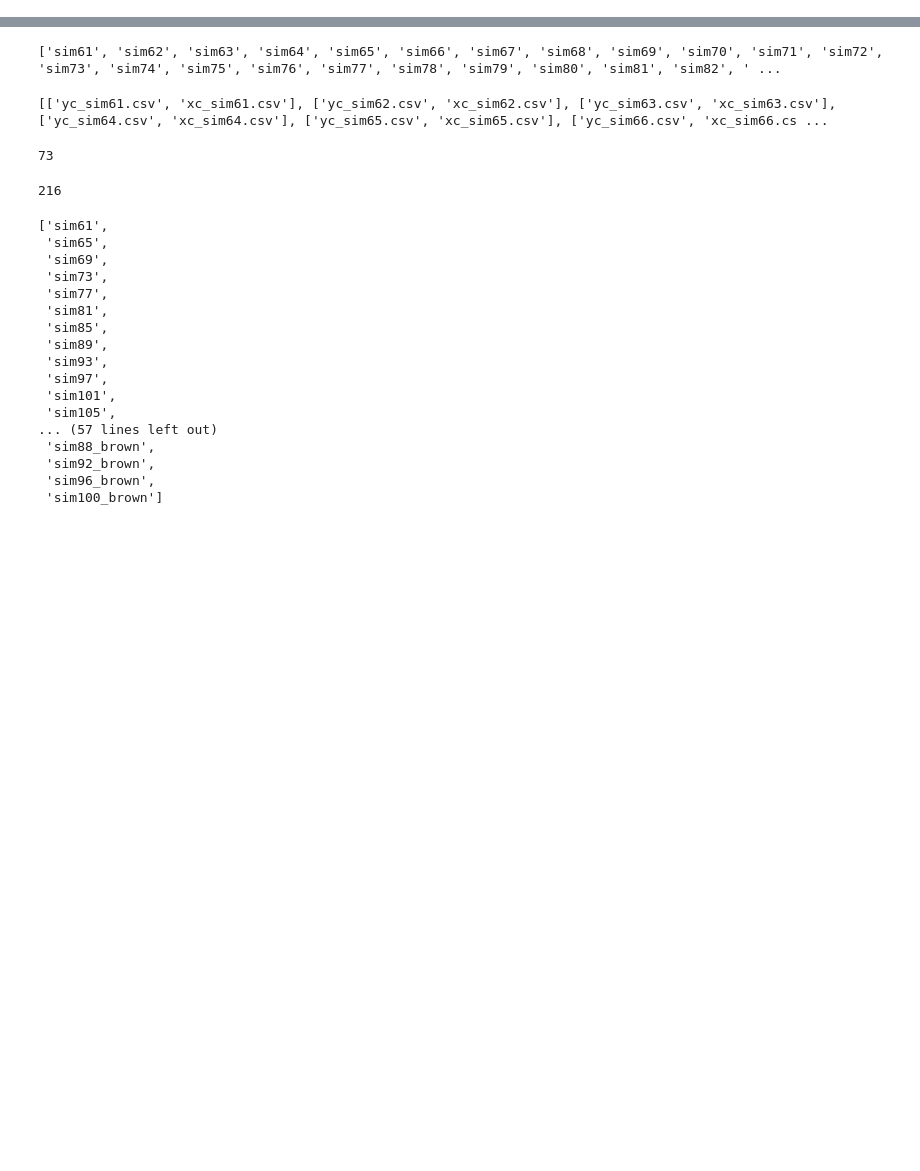
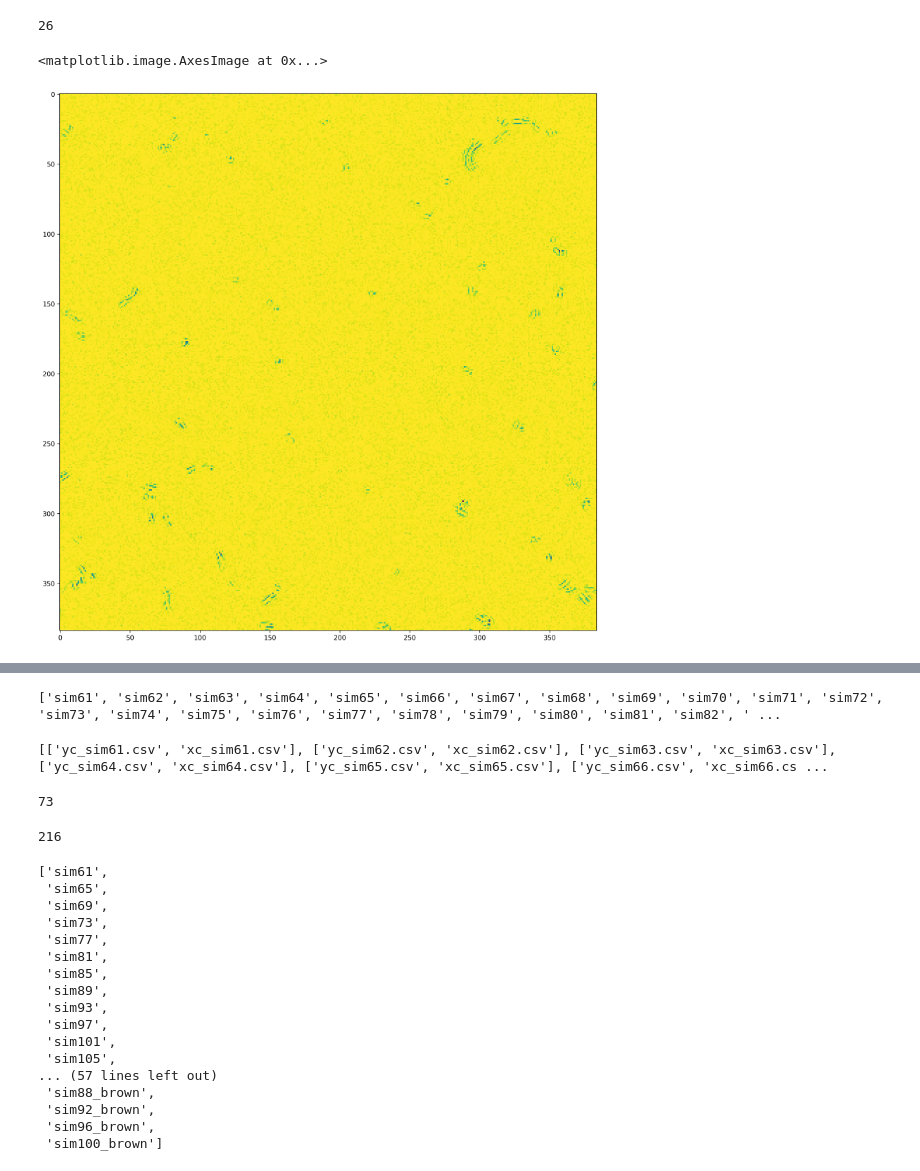
Before and after one commit to mberghouse/DeepTrackStat, a Jupyter notebook: Speed distribution NN.ipynb, the cells around one changed output, grey strips where cells are left out. Drawn from its saved outputs; the diff is of its cells as text; code cells hidden in the pictures; blank space fills up the shorter version.

```diff
--- a/Speed distribution NN.ipynb
+++ b/Speed distribution NN.ipynb
@@ -0,0 +10,48 @@
+# %%
+full_files=[]
+sorted_frames = sorted(files, key=lambda x: int(x[5:-4]))
+for i in range(len(sorted_frames)):
+    file = base+sorted_frames[i]
+    full_files.append(file)
+# %%
+import cv2
+import numpy as np
+import cv2
+from joblib import Parallel, delayed
+
+def process_file(file_path):
+    image = cv2.imread(file_path, cv2.IMREAD_GRAYSCALE)
+    resized_image = cv2.resize(image, [384, 384])
+    return resized_image
+
+def parallel_image_processing(full_files):
+    num_files = len(full_files)
+    images = np.zeros([num_files, 384, 384])
+
+    results = Parallel(n_jobs=16)(delayed(process_file)(file_path) for file_path in full_files)
+
+    for i, resized_image in enumerate(results):
+        images[i] = resized_image
+
+    return images
+
+images = parallel_image_processing(full_files)
+# %%
+import gc
+gc.collect()
+# %% [output]
+26
+# %%
+k=10
+for i in range(k+1,len(images)):
+    tst=images[i]/255-images[i-k]/255
+    tst[tst<0]=0
+    tst=(tst-np.min(tst))/(np.max(tst)-np.min(tst))
+#im_for = (im_for-np.min(im_for))/(np.max(im_for)-np.min(im_for))
+    images[i-k]=1-tst
+# %%
+plt.figure(figsize=(15,15),dpi=300)
+plt.imshow(images[30])
+# %% [output]
+<matplotlib.image.AxesImage at 0x...>
+[figure, added]
```
Also changed, not shown: parts of 33 cells of this notebook, 10 other files.
